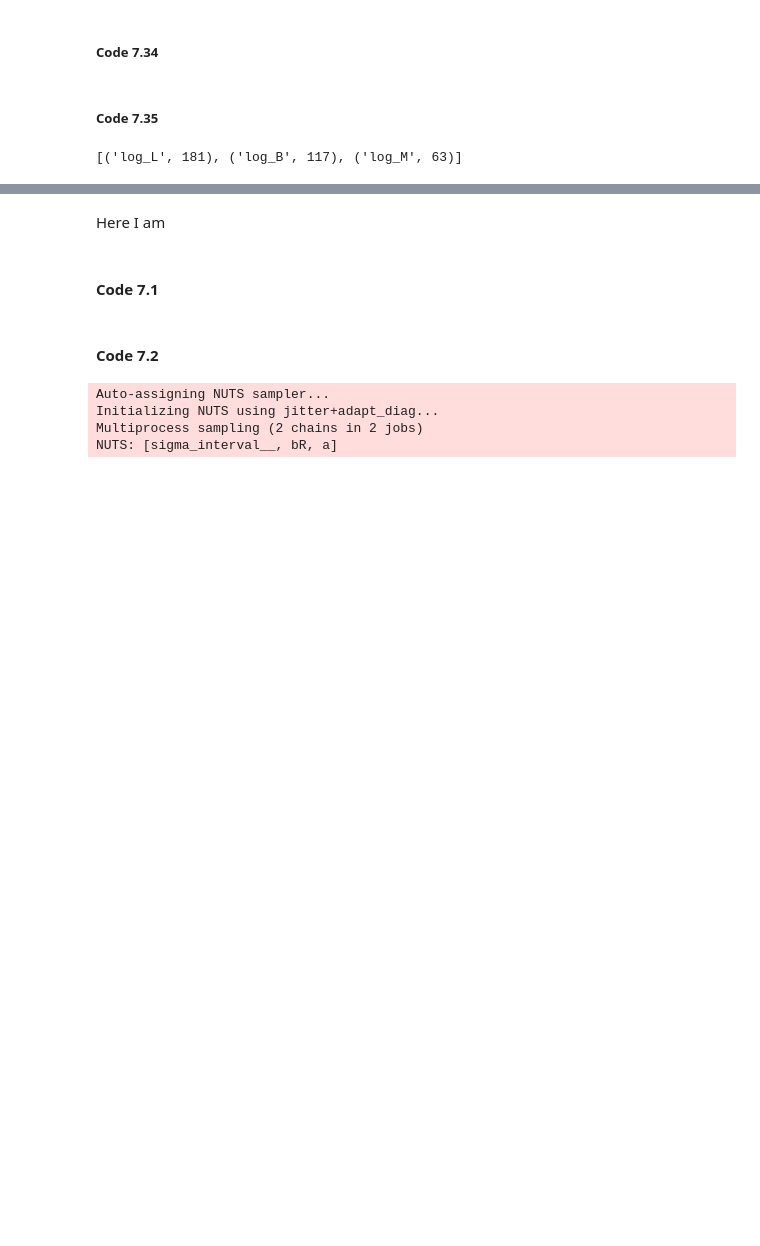
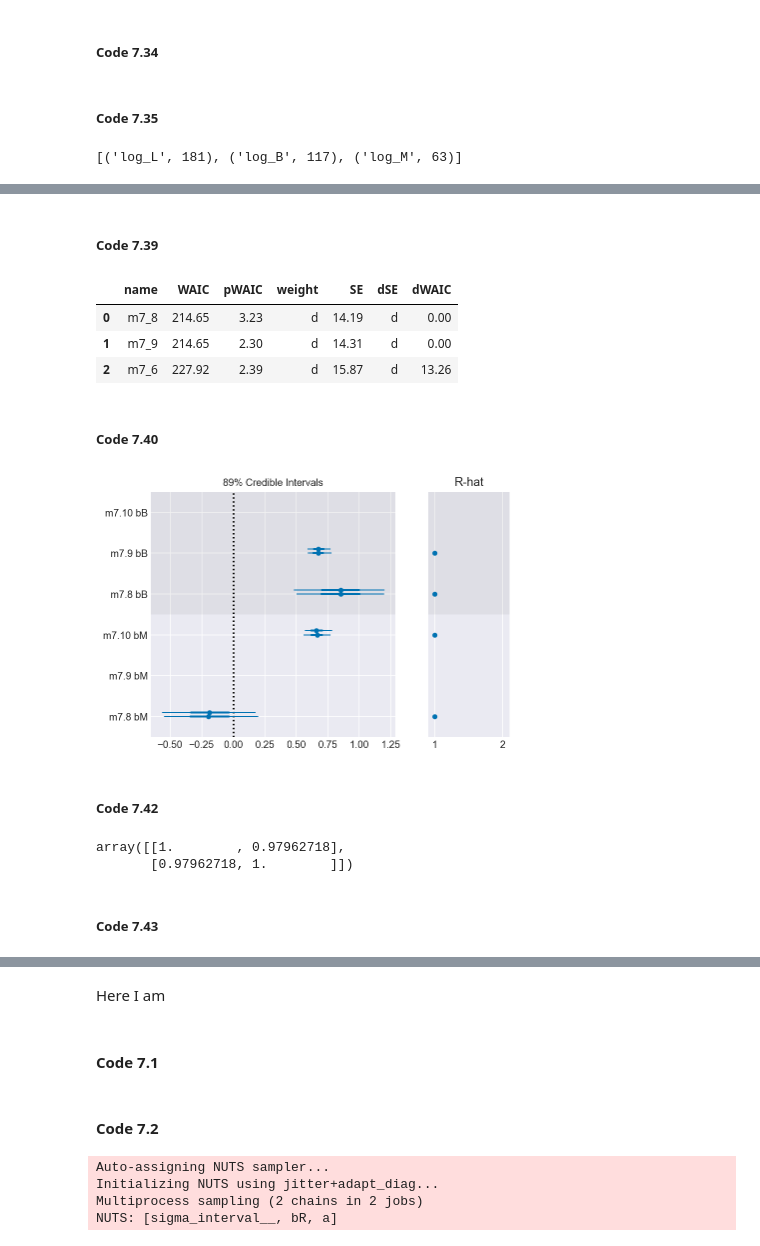
Before and after one commit to baheredia/resources, a Jupyter notebook: Rethinking/Chp_07.ipynb, the cells around one changed output, grey strips where cells are left out. Saved outputs shown, nothing was run; the diff lists cells and outputs as text; code cells hidden in the pictures; blank space fills up the shorter version.

```diff
--- a/Rethinking/Chp_07.ipynb
+++ b/Rethinking/Chp_07.ipynb
@@ -774,0 +775,2 @@ d["log_M"] = standardize(np.log(d["body"]))
+# %%
+d2 = d[~d["log_L"].isna() & ~d["log_B"].isna() & ~d["log_M"].isna()]
@@ -774,0 +783,12 @@ d["log_M"] = standardize(np.log(d["body"]))
+# %%
+with pm.Model() as m7_8:
+    a = pm.Normal("a", mu=0, sd=0.1)
+    bM = pm.Normal("bM", mu=0, sd=0.5)
+    bB = pm.Normal("bB", mu=0, sd=0.5)
+    mu = pm.Deterministic("mu", a + bM * d2["log_M"] + bB * d2["log_B"])
+    sigma = pm.Exponential("sigma", lam=1)
+    log_L = pm.Normal("log_L", mu=mu, sd=sigma, observed=d2["log_L"])
+
+    trace_7_8 = pm.sample(1000, tune=1000)
+
+varnames = ["a", "bM", "bB", "sigma"]
@@ -774,0 +802,18 @@ d["log_M"] = standardize(np.log(d["body"]))
+# %%
+with pm.Model() as m7_9:
+    a = pm.Normal("a", mu=0, sd=0.1)
+    bB = pm.Normal("bB", mu=0, sd=0.5)
+    mu = pm.Deterministic("mu", a + bB * d2["log_B"])
+    sigma = pm.Exponential("sigma", lam=1)
+    log_L = pm.Normal("log_L", mu=mu, sd=sigma, observed=d2["log_L"])
+
+    trace_7_9 = pm.sample(1000, tune=1000)
+
+with pm.Model() as m7_10:
+    a = pm.Normal("a", mu=0, sd=0.1)
+    bM = pm.Normal("bM", mu=0, sd=0.5)
+    mu = pm.Deterministic("mu", a + bM * d2["log_M"])
+    sigma = pm.Exponential("sigma", lam=1)
+    log_L = pm.Normal("log_L", mu=mu, sd=sigma, observed=d2["log_L"])
+
+    trace_7_10 = pm.sample(1000, tune=1000)
@@ -774,0 +829,2 @@ d["log_M"] = standardize(np.log(d["body"]))
+# %% [markdown]
+##### Code 7.39
@@ -774,0 +850,9 @@ d["log_M"] = standardize(np.log(d["body"]))
+# %%
+compare.round(2)
+# %% [output]
+|  | name | WAIC | pWAIC | weight | SE | dSE | dWAIC |
+| 0 | m7_8 | 214.65 | 3.23 | d | 14.19 | d | 0.00 |
+| 1 | m7_9 | 214.65 | 2.30 | d | 14.31 | d | 0.00 |
+| 2 | m7_6 | 227.92 | 2.39 | d | 15.87 | d | 13.26 |
+# %% [markdown]
+##### Code 7.40
@@ -774,0 +861,15 @@ d["log_M"] = standardize(np.log(d["body"]))
+# %%
+pm.forestplot([trace_7_10, trace_7_9, trace_7_8],
+              models=["m7.10", "m7.9", "m7.8"],
+              varnames=['bB', 'bM'], alpha=0.11);
+# %% [output]
+[figure, added]
+# %% [markdown]
+##### Code 7.42
+# %%
+np.corrcoef(d2["log_B"], d2["log_M"])
+# %% [output]
+array([[1.        , 0.97962718],
+       [0.97962718, 1.        ]])
+# %% [markdown]
+##### Code 7.43
```
Also changed, not shown: parts of 24 cells of this notebook, 1 other file.
